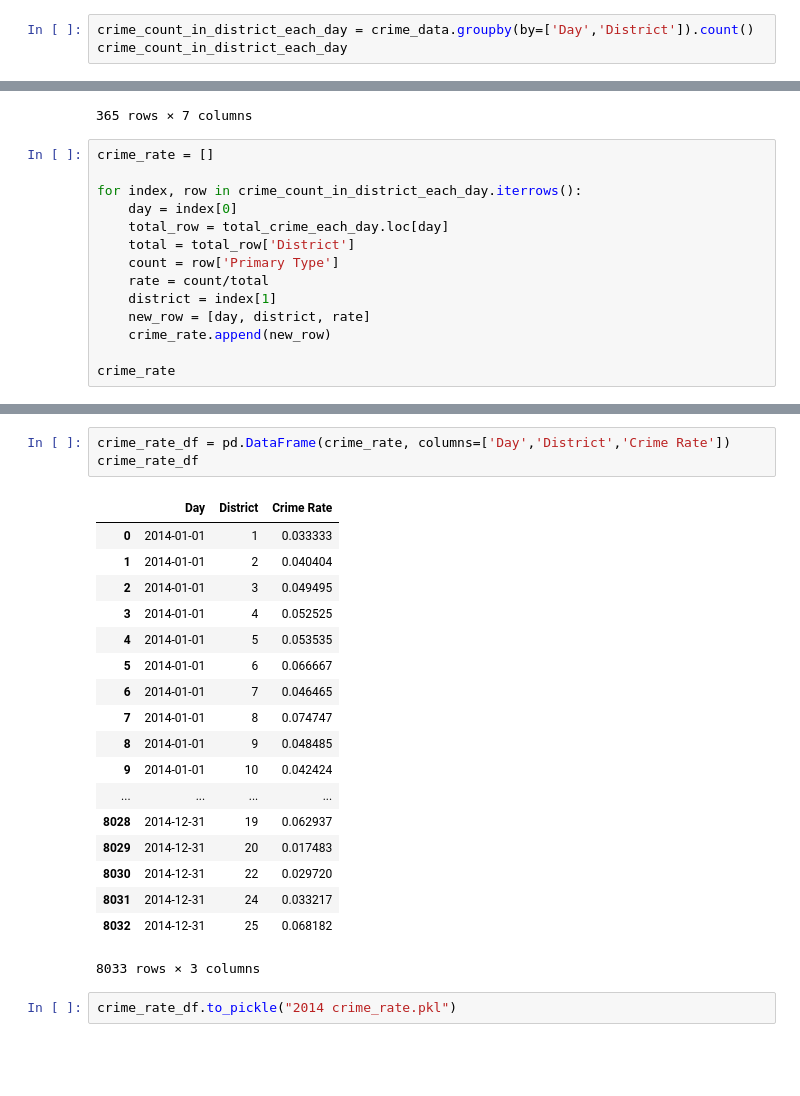
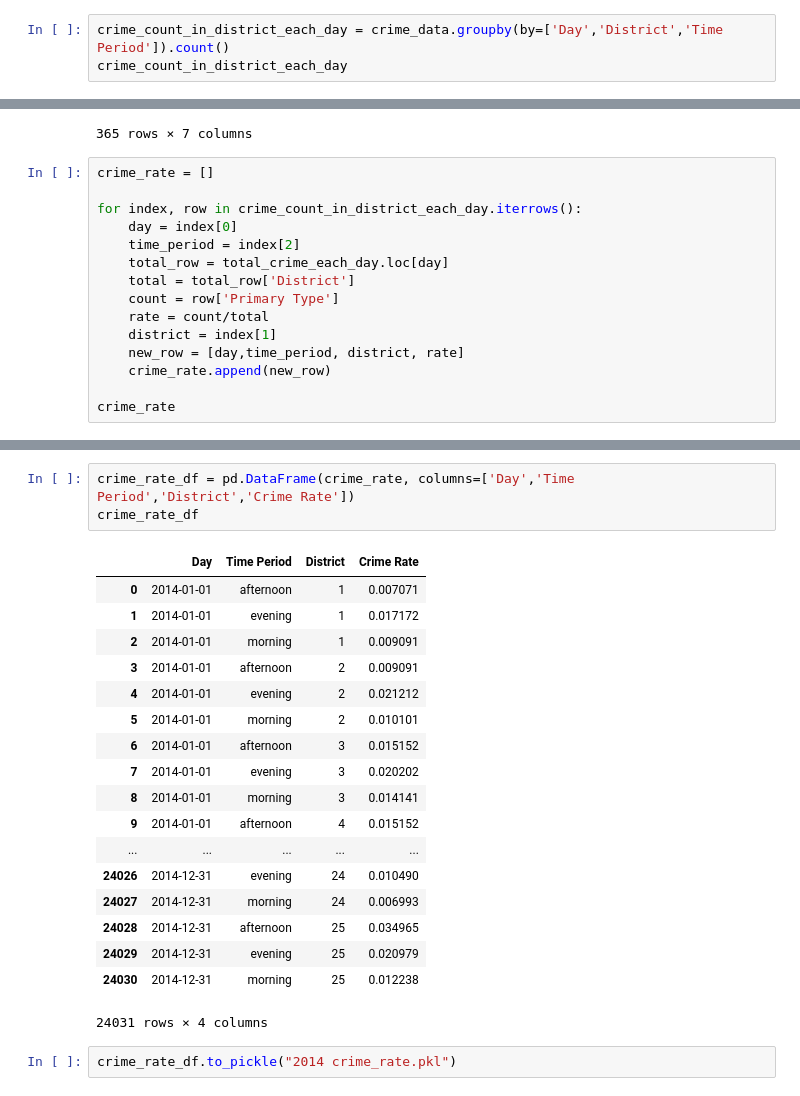
Before and after one commit to ChenshuXu/cse482-project, a Jupyter notebook: 2014 crime_rate.ipynb, the cells around one changed output, grey strips where cells are left out. Cells and saved outputs as stored; diff of their text form; blank space fills up the shorter version.

```diff
--- a/2014 crime_rate.ipynb
+++ b/2014 crime_rate.ipynb
@@ -30,6 +30,6 @@ for index,row in crime_data.iterrows():
 # %%
 crime_data['Day'] = day
 # %%
-crime_count_in_district_each_day = crime_data.groupby(by=['Day','District']).count()
+crime_count_in_district_each_day = crime_data.groupby(by=['Day','District','Time Period']).count()
 crime_count_in_district_each_day
 # %% [output]
@@ -80,12 +80,13 @@ crime_rate = []
 
 for index, row in crime_count_in_district_each_day.iterrows():
     day = index[0]
+    time_period = index[2]
     total_row = total_crime_each_day.loc[day]
     total = total_row['District']
     count = row['Primary Type']
     rate = count/total
     district = index[1]
-    new_row = [day, district, rate]
+    new_row = [day,time_period, district, rate]
     crime_rate.append(new_row)
 
 crime_rate
@@ -109,25 +110,25 @@ crime_rate
  ...]
 # %%
-crime_rate_df = pd.DataFrame(crime_rate, columns=['Day','District','Crime Rate'])
+crime_rate_df = pd.DataFrame(crime_rate, columns=['Day','Time Period','District','Crime Rate'])
 crime_rate_df
 # %% [output]
-|  | Day | District | Crime Rate |
-| 0 | 2014-01-01 | 1 | 0.033333 |
-| 1 | 2014-01-01 | 2 | 0.040404 |
-| 2 | 2014-01-01 | 3 | 0.049495 |
-| 3 | 2014-01-01 | 4 | 0.052525 |
-| 4 | 2014-01-01 | 5 | 0.053535 |
-| 5 | 2014-01-01 | 6 | 0.066667 |
-| 6 | 2014-01-01 | 7 | 0.046465 |
-| 7 | 2014-01-01 | 8 | 0.074747 |
-| 8 | 2014-01-01 | 9 | 0.048485 |
-| 9 | 2014-01-01 | 10 | 0.042424 |
-| ... | ... | ... | ... |
-| 8028 | 2014-12-31 | 19 | 0.062937 |
-| 8029 | 2014-12-31 | 20 | 0.017483 |
-| 8030 | 2014-12-31 | 22 | 0.029720 |
-| 8031 | 2014-12-31 | 24 | 0.033217 |
-| 8032 | 2014-12-31 | 25 | 0.068182 |
+|  | Day | Time Period | District | Crime Rate |
+| 0 | 2014-01-01 | afternoon | 1 | 0.007071 |
+| 1 | 2014-01-01 | evening | 1 | 0.017172 |
+| 2 | 2014-01-01 | morning | 1 | 0.009091 |
+| 3 | 2014-01-01 | afternoon | 2 | 0.009091 |
+| 4 | 2014-01-01 | evening | 2 | 0.021212 |
+| 5 | 2014-01-01 | morning | 2 | 0.010101 |
+| 6 | 2014-01-01 | afternoon | 3 | 0.015152 |
+| 7 | 2014-01-01 | evening | 3 | 0.020202 |
+| 8 | 2014-01-01 | morning | 3 | 0.014141 |
+| 9 | 2014-01-01 | afternoon | 4 | 0.015152 |
+| ... | ... | ... | ... | ... |
+| 24026 | 2014-12-31 | evening | 24 | 0.010490 |
+| 24027 | 2014-12-31 | morning | 24 | 0.006993 |
+| 24028 | 2014-12-31 | afternoon | 25 | 0.034965 |
+| 24029 | 2014-12-31 | evening | 25 | 0.020979 |
+| 24030 | 2014-12-31 | morning | 25 | 0.012238 |
-8033 rows × 3 columns
+24031 rows × 4 columns
 # %%
 crime_rate_df.to_pickle("2014 crime_rate.pkl")
```
Also changed, not shown: parts of 2 cells of this notebook, 10 other files.
